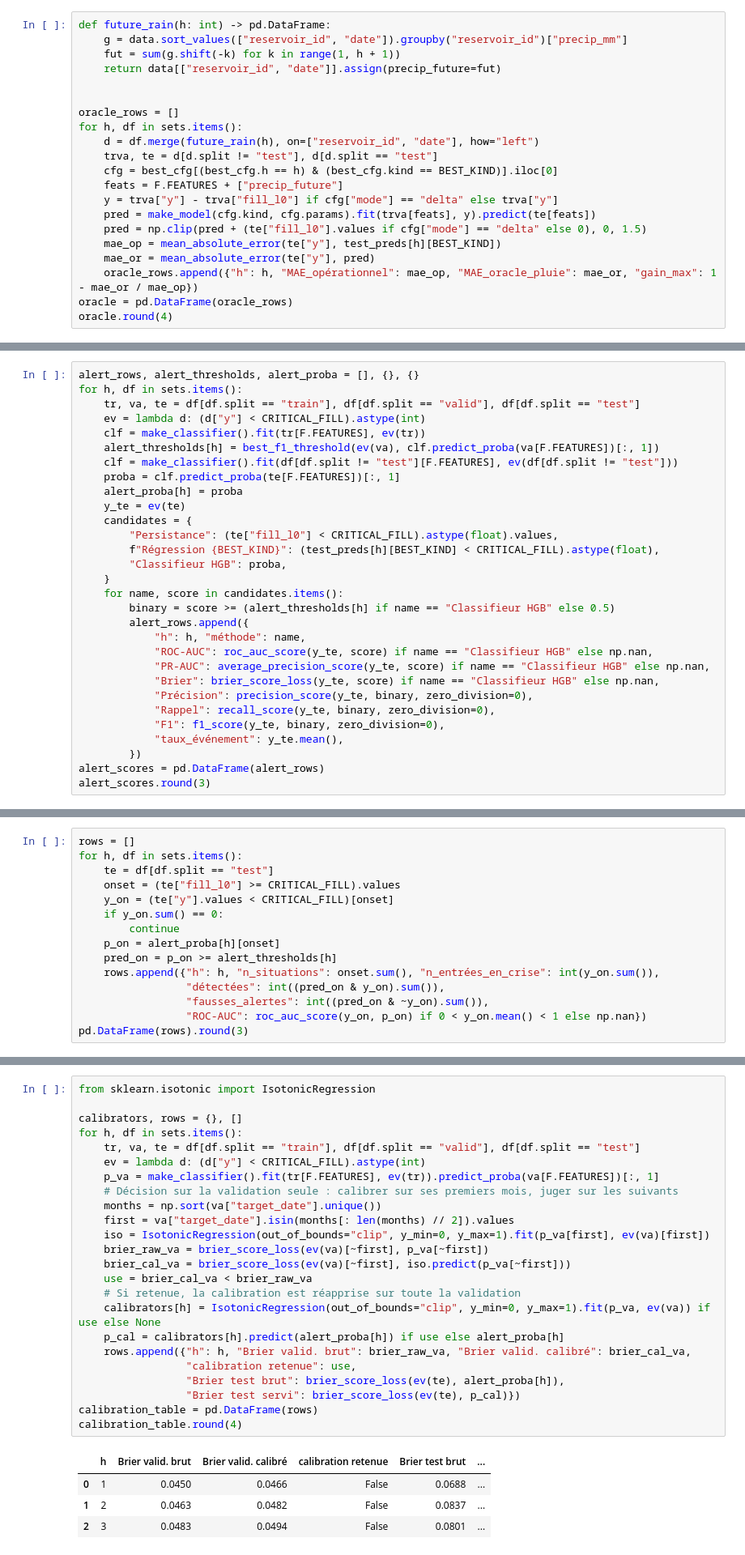
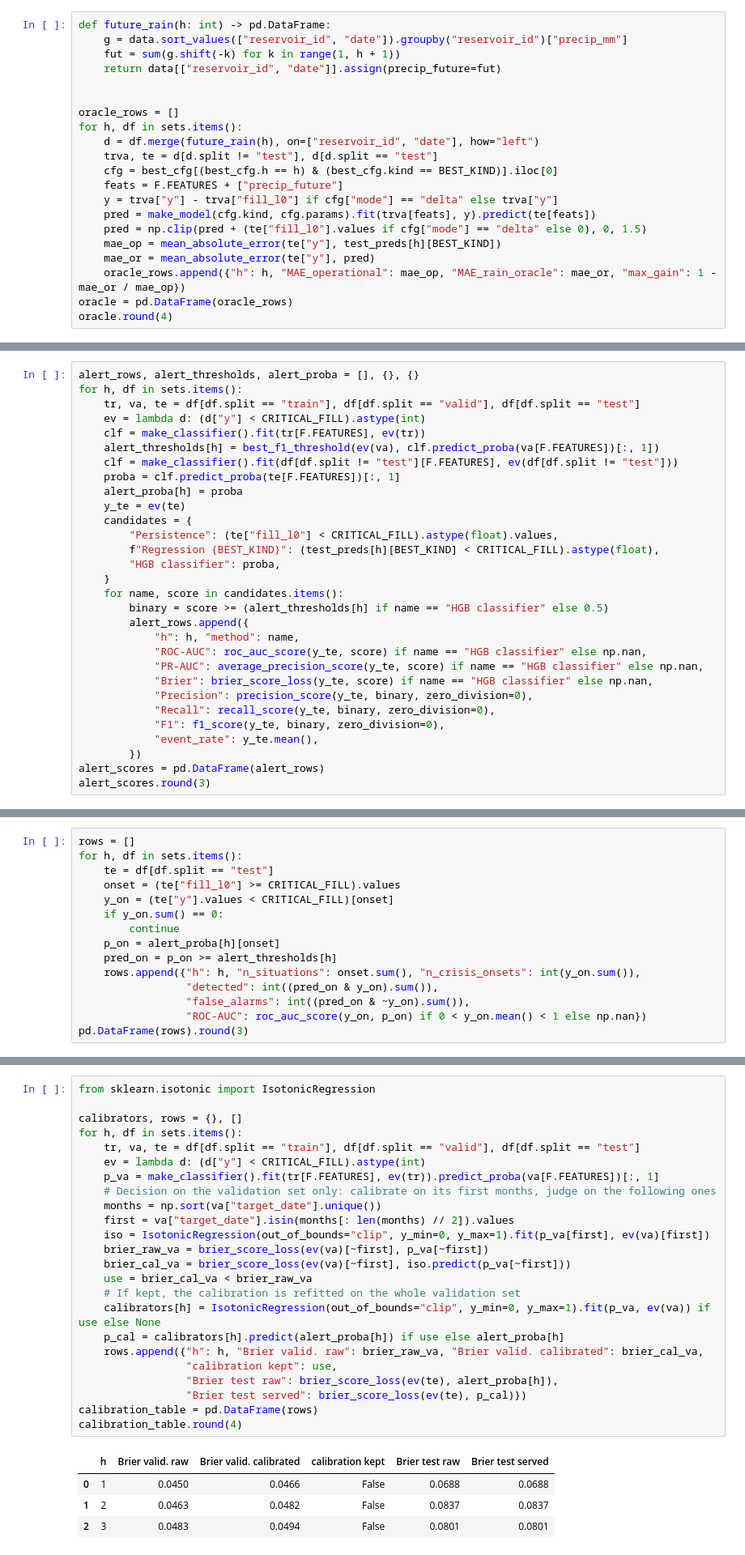
Before and after one commit to mysteriodataweb/waterTrack, a Jupyter notebook: backend/notebooks/WaterTracker_pipeline.ipynb, the cells around one changed output, grey strips where cells are left out. Shown at 81% size. Drawn from its saved outputs; the diff is of its cells as text.

```diff
--- a/backend/notebooks/WaterTracker_pipeline.ipynb
+++ b/backend/notebooks/WaterTracker_pipeline.ipynb
@@ -2056,7 +2108,7 @@ for h, df in sets.items():
     pred = np.clip(pred + (te["fill_l0"].values if cfg["mode"] == "delta" else 0), 0, 1.5)
     mae_op = mean_absolute_error(te["y"], test_preds[h][BEST_KIND])
     mae_or = mean_absolute_error(te["y"], pred)
-    oracle_rows.append({"h": h, "MAE_opérationnel": mae_op, "MAE_oracle_pluie": mae_or, "gain_max": 1 - mae_or / mae_op})
+    oracle_rows.append({"h": h, "MAE_operational": mae_op, "MAE_rain_oracle": mae_or, "max_gain": 1 - mae_or / mae_op})
 oracle = pd.DataFrame(oracle_rows)
 oracle.round(4)
 # %% [output]
@@ -2161,21 +2217,21 @@ for h, df in sets.items():
     alert_proba[h] = proba
     y_te = ev(te)
     candidates = {
-        "Persistance": (te["fill_l0"] < CRITICAL_FILL).astype(float).values,
-        f"Régression {BEST_KIND}": (test_preds[h][BEST_KIND] < CRITICAL_FILL).astype(float),
-        "Classifieur HGB": proba,
+        "Persistence": (te["fill_l0"] < CRITICAL_FILL).astype(float).values,
+        f"Regression {BEST_KIND}": (test_preds[h][BEST_KIND] < CRITICAL_FILL).astype(float),
+        "HGB classifier": proba,
     }
     for name, score in candidates.items():
-        binary = score >= (alert_thresholds[h] if name == "Classifieur HGB" else 0.5)
+        binary = score >= (alert_thresholds[h] if name == "HGB classifier" else 0.5)
         alert_rows.append({
-            "h": h, "méthode": name,
-            "ROC-AUC": roc_auc_score(y_te, score) if name == "Classifieur HGB" else np.nan,
-            "PR-AUC": average_precision_score(y_te, score) if name == "Classifieur HGB" else np.nan,
-            "Brier": brier_score_loss(y_te, score) if name == "Classifieur HGB" else np.nan,
-            "Précision": precision_score(y_te, binary, zero_division=0),
-            "Rappel": recall_score(y_te, binary, zero_division=0),
+            "h": h, "method": name,
+            "ROC-AUC": roc_auc_score(y_te, score) if name == "HGB classifier" else np.nan,
+            "PR-AUC": average_precision_score(y_te, score) if name == "HGB classifier" else np.nan,
+            "Brier": brier_score_loss(y_te, score) if name == "HGB classifier" else np.nan,
+            "Precision": precision_score(y_te, binary, zero_division=0),
+            "Recall": recall_score(y_te, binary, zero_division=0),
             "F1": f1_score(y_te, binary, zero_division=0),
-            "taux_événement": y_te.mean(),
+            "event_rate": y_te.mean(),
         })
 alert_scores = pd.DataFrame(alert_rows)
 alert_scores.round(3)
@@ -2202,9 +2262,9 @@ for h, df in sets.items():
         continue
     p_on = alert_proba[h][onset]
     pred_on = p_on >= alert_thresholds[h]
-    rows.append({"h": h, "n_situations": onset.sum(), "n_entrées_en_crise": int(y_on.sum()),
-                 "détectées": int((pred_on & y_on).sum()),
-                 "fausses_alertes": int((pred_on & ~y_on).sum()),
+    rows.append({"h": h, "n_situations": onset.sum(), "n_crisis_onsets": int(y_on.sum()),
+                 "detected": int((pred_on & y_on).sum()),
+                 "false_alarms": int((pred_on & ~y_on).sum()),
                  "ROC-AUC": roc_auc_score(y_on, p_on) if 0 < y_on.mean() < 1 else np.nan})
 pd.DataFrame(rows).round(3)
 # %% [output]
@@ -2235,29 +2299,29 @@ plt.show()
 # %%
 from sklearn.isotonic import IsotonicRegression
 
 calibrators, rows = {}, []
 for h, df in sets.items():
     tr, va, te = df[df.split == "train"], df[df.split == "valid"], df[df.split == "test"]
     ev = lambda d: (d["y"] < CRITICAL_FILL).astype(int)
     p_va = make_classifier().fit(tr[F.FEATURES], ev(tr)).predict_proba(va[F.FEATURES])[:, 1]
-    # Décision sur la validation seule : calibrer sur ses premiers mois, juger sur les suivants
+    # Decision on the validation set only: calibrate on its first months, judge on the following ones
     months = np.sort(va["target_date"].unique())
     first = va["target_date"].isin(months[: len(months) // 2]).values
     iso = IsotonicRegression(out_of_bounds="clip", y_min=0, y_max=1).fit(p_va[first], ev(va)[first])
     brier_raw_va = brier_score_loss(ev(va)[~first], p_va[~first])
     brier_cal_va = brier_score_loss(ev(va)[~first], iso.predict(p_va[~first]))
     use = brier_cal_va < brier_raw_va
-    # Si retenue, la calibration est réapprise sur toute la validation
+    # If kept, the calibration is refitted on the whole validation set
     calibrators[h] = IsotonicRegression(out_of_bounds="clip", y_min=0, y_max=1).fit(p_va, ev(va)) if use else None
     p_cal = calibrators[h].predict(alert_proba[h]) if use else alert_proba[h]
-    rows.append({"h": h, "Brier valid. brut": brier_raw_va, "Brier valid. calibré": brier_cal_va,
-                 "calibration retenue": use,
-                 "Brier test brut": brier_score_loss(ev(te), alert_proba[h]),
-                 "Brier test servi": brier_score_loss(ev(te), p_cal)})
+    rows.append({"h": h, "Brier valid. raw": brier_raw_va, "Brier valid. calibrated": brier_cal_va,
+                 "calibration kept": use,
+                 "Brier test raw": brier_score_loss(ev(te), alert_proba[h]),
+                 "Brier test served": brier_score_loss(ev(te), p_cal)})
 calibration_table = pd.DataFrame(rows)
 calibration_table.round(4)
 # %% [output]
-|  | h | Brier valid. brut | Brier valid. calibré | calibration retenue | Brier test brut | ... |
-| 0 | 1 | 0.0450 | 0.0466 | False | 0.0688 | ... |
-| 1 | 2 | 0.0463 | 0.0482 | False | 0.0837 | ... |
-| 2 | 3 | 0.0483 | 0.0494 | False | 0.0801 | ... |
+|  | h | Brier valid. raw | Brier valid. calibrated | calibration kept | Brier test raw | Brier test served |
+| 0 | 1 | 0.0450 | 0.0466 | False | 0.0688 | 0.0688 |
+| 1 | 2 | 0.0463 | 0.0482 | False | 0.0837 | 0.0837 |
+| 2 | 3 | 0.0483 | 0.0494 | False | 0.0801 | 0.0801 |
```
Also changed, not shown: parts of 205 cells of this notebook, 13 other files.
